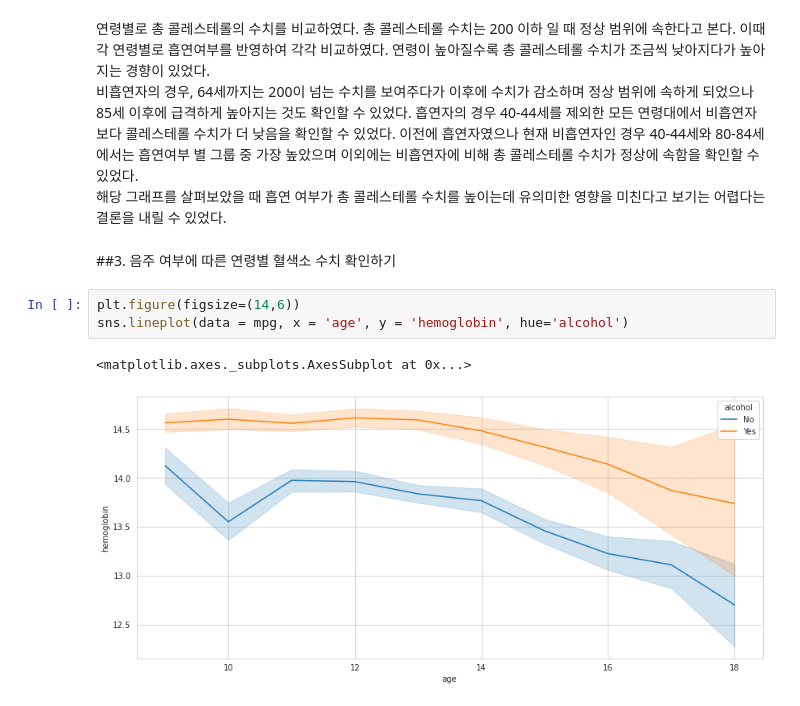
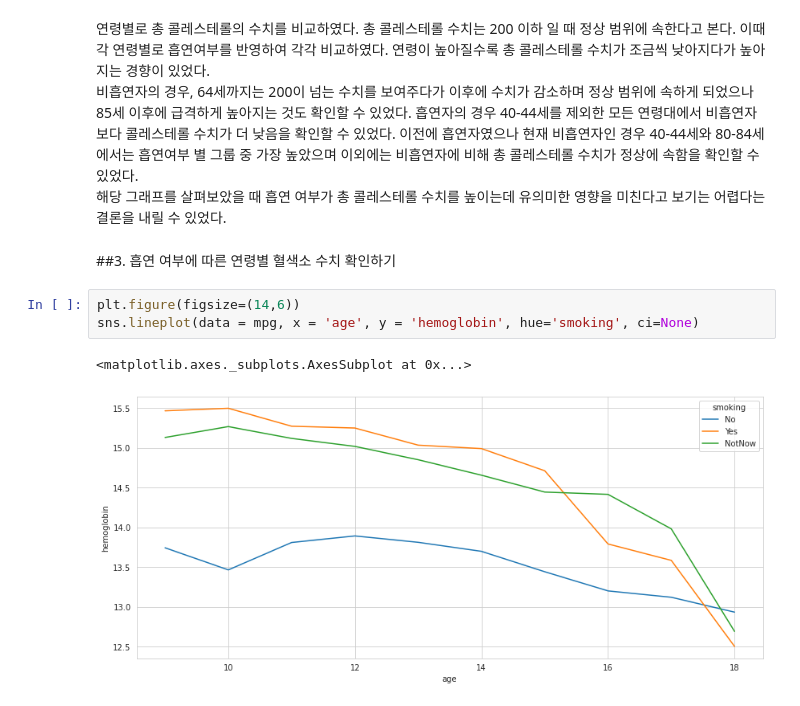
Before and after one commit to jhyeon23/2022-2_ITB, a Jupyter notebook: 2112100박정현_healthdata.ipynb, the cells around one changed output. Saved outputs shown, nothing was run; the diff lists cells and outputs as text.

```diff
--- a/2112100박정현_healthdata.ipynb
+++ b/2112100박정현_healthdata.ipynb
@@ -157,10 +157,10 @@ sns.barplot(data=mpg, x="age", y="total_chole", hue="smoking")
 비흡연자의 경우, 64세까지는 200이 넘는 수치를 보여주다가 이후에 수치가 감소하며 정상 범위에 속하게 되었으나 85세 이후에 급격하게 높아지는 것도 확인할 수 있었다. 흡연자의 경우 40-44세를 제외한 모든 연령대에서 비흡연자보다 콜레스테롤 수치가 더 낮음을 확인할 수 있었다. 이전에 흡연자였으나 현재 비흡연자인 경우 40-44세와 80-84세에서는 흡연여부 별 그룹 중 가장 높았으며 이외에는 비흡연자에 비해 총 콜레스테롤 수치가 정상에 속함을 확인할 수 있었다.
 해당 그래프를 살펴보았을 때 흡연 여부가 총 콜레스테롤 수치를 높이는데 유의미한 영향을 미친다고 보기는 어렵다는 결론을 내릴 수 있었다.
 # %% [markdown]
-##3. 음주 여부에 따른 연령별 혈색소 수치 확인하기
+##3. 흡연 여부에 따른 연령별 혈색소 수치 확인하기
 # %%
 plt.figure(figsize=(14,6))
-sns.lineplot(data = mpg, x = 'age', y = 'hemoglobin', hue='alcohol')
+sns.lineplot(data = mpg, x = 'age', y = 'hemoglobin', hue='smoking', ci=None)
 # %% [output]
 <matplotlib.axes._subplots.AxesSubplot at 0x...>
-[figure, old version]
+[figure, new version]
```
Also changed, not shown: parts of 2 cells of this notebook.
